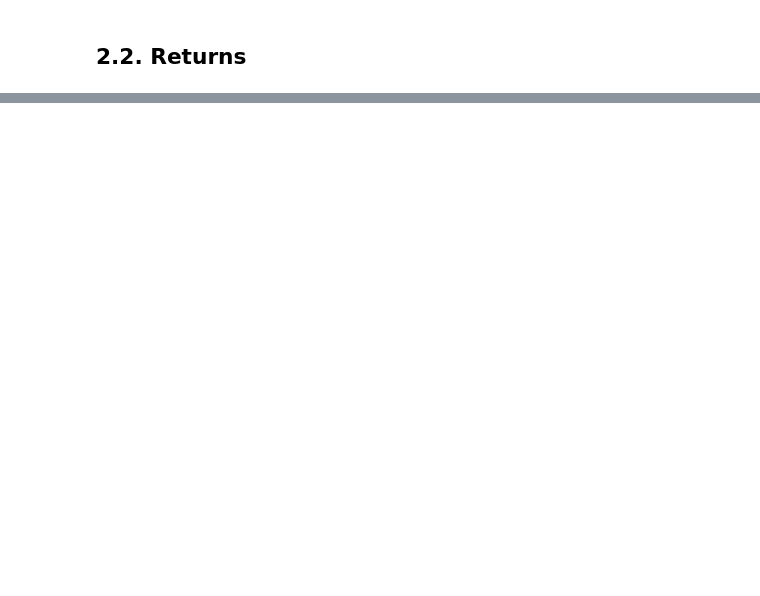
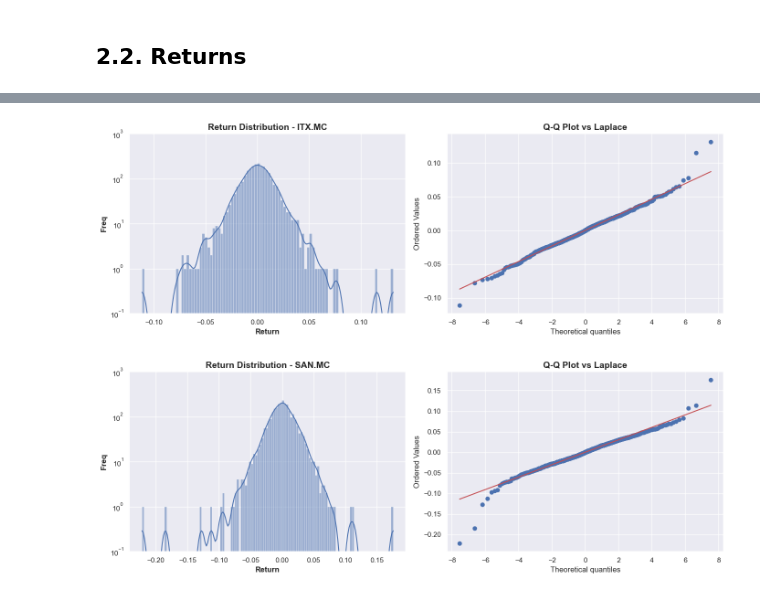
Before and after one commit to JuanCastillo29/Portfolio-Optimization-of-IBEX-35-Assets-Using-Laplace-Fitted-Returns, a Jupyter notebook: Notebooks/Data_exploration_&_volatility.ipynb, the cells around one changed output, grey strips where cells are left out. Cells and saved outputs as stored; diff of their text form; code cells hidden in the pictures; blank space fills up the shorter version.

```diff
--- a/Notebooks/Data_exploration_&_volatility.ipynb
+++ b/Notebooks/Data_exploration_&_volatility.ipynb
@@ -133,0 +107,6 @@ plt.show()
+# %%
+return_dist_and_qq(returns, "ITX.MC", "laplace")
+return_dist_and_qq(returns, "SAN.MC", "laplace")
+# %% [output]
+[figure, added]
+[figure, added]
```
Also changed, not shown: parts of 17 cells of this notebook, 1 other file.
